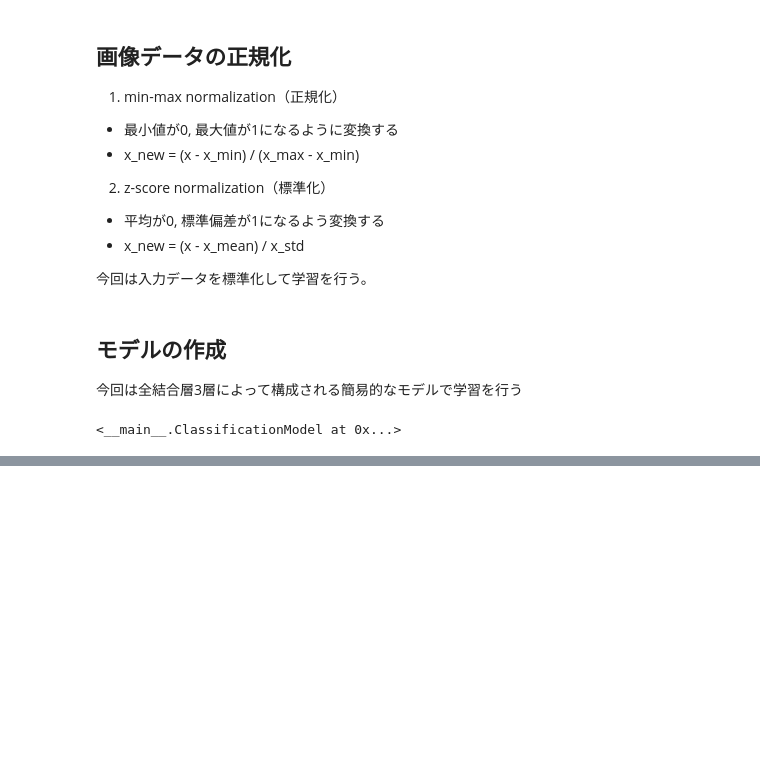
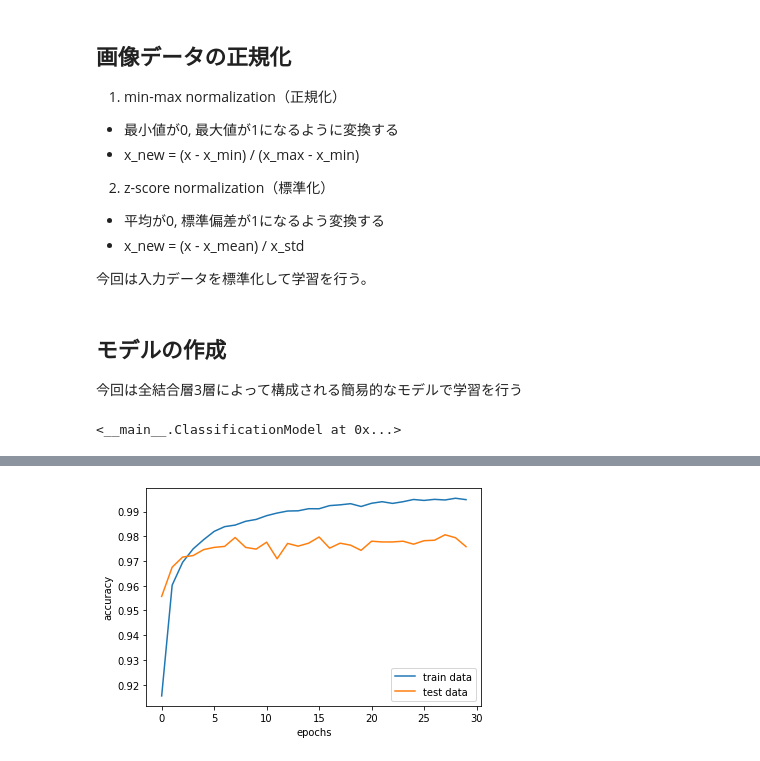
Before and after one commit to k-saito0107/Creative.hack_2022, a Jupyter notebook: 勉強会/MNIST画像分類.ipynb, the cells around one changed output, grey strips where cells are left out. Drawn from its saved outputs; the diff is of its cells as text; code cells hidden in the pictures; blank space fills up the shorter version.

```diff
--- a/勉強会/MNIST画像分類.ipynb
+++ b/勉強会/MNIST画像分類.ipynb
@@ -82,0 +179,9 @@ model
+# %%
+plt.plot(epochs, train_acc, label="train data")
+plt.plot(epochs, test_acc, label="test data")
+plt.xlabel("epochs")
+plt.ylabel("accuracy")
+plt.legend(loc="lower right")
+plt.show()
+# %% [output]
+[figure, added]
```
Also changed, not shown: parts of 18 cells of this notebook, 1 other file.
